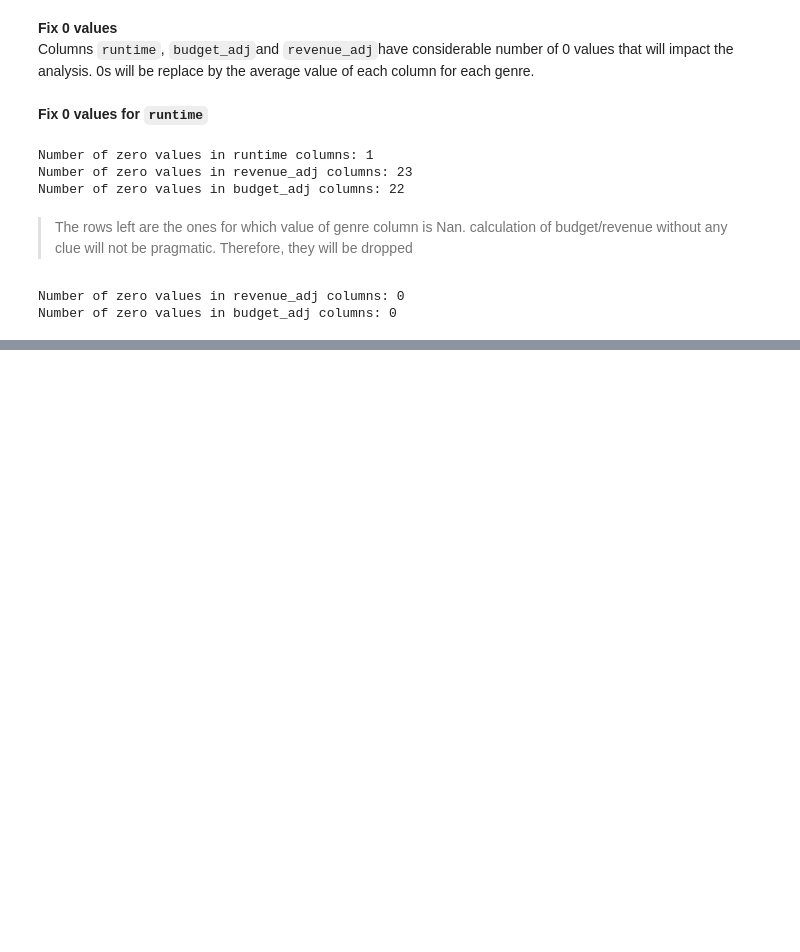
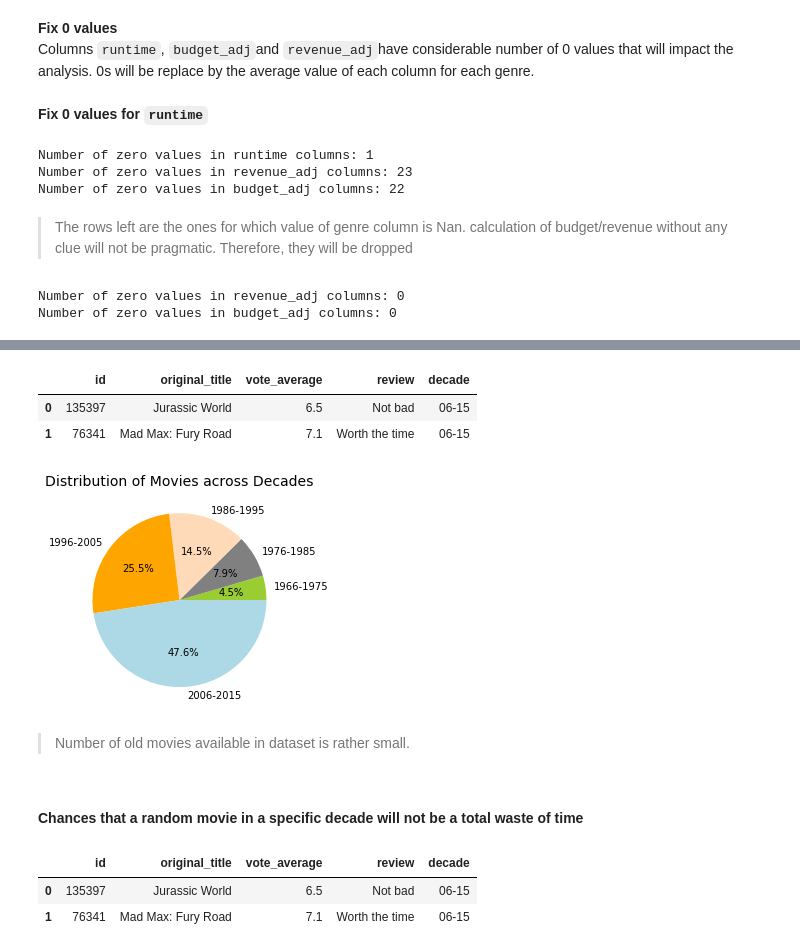
Before and after one commit to aZade-Dehghanpour/investigate_imdb_dataset, a Jupyter notebook: Codes/Notebook/Analysis of Imdb Movie Data.ipynb, the cells around one changed output, grey strips where cells are left out. Saved outputs shown, nothing was run; the diff lists cells and outputs as text; code cells hidden in the pictures; blank space fills up the shorter version.

```diff
--- a/Codes/Notebook/Analysis of Imdb Movie Data.ipynb
+++ b/Codes/Notebook/Analysis of Imdb Movie Data.ipynb
@@ -493,0 +535,30 @@ df_movies.to_csv('../../Datasets/movies_dataset.csv',index = False)
+# %%
+#label years according to decates 66-76,76-86,86-96...
+df_release_year = df_movies[['id','release_year']].copy()
+decade_labels = ['66-75','76-85','86-95','96-05','06-15']
+years_bin = [1965,1976,1986,1996,2006,2016]
+df_release_year['decade'] = pd.cut(df_release_year['release_year'], bins = years_bin, labels = decade_labels)
+df_decades = df_release_year.drop('release_year', axis = 1, inplace = True)
+df_review_per_decade = pd.merge(df_review, df_release_year, how = 'inner', left_on = 'id', right_on = 'id')
+df_review_per_decade.head(2)
+# %% [output]
+|  | id | original_title | vote_average | review | decade |
+| 0 | 135397 | Jurassic World | 6.5 | Not bad | 06-15 |
+| 1 | 76341 | Mad Max: Fury Road | 7.1 | Worth the time | 06-15 |
+# %%
+decades_share_in_dataset = df_release_year.groupby('decade').id.count()
+label_list = ['1966-1975','1976-1985','1986-1995','1996-2005','2006-2015']
+plt.pie(decades_share_in_dataset,colors = ['yellowgreen','gray','peachpuff','orange','lightblue'],labels = label_list, autopct ='%1.1f%%');
+plt.title('Distribution of Movies across Decades',size = 14);
+# %% [output]
+[figure, added]
+# %% [markdown]
+>Number of old movies available in dataset is rather small.
+# %% [markdown]
+#### Chances that a random movie in a specific decade will not be a total waste of time
+# %%
+df_review_per_decade.head(2)
+# %% [output]
+|  | id | original_title | vote_average | review | decade |
+| 0 | 135397 | Jurassic World | 6.5 | Not bad | 06-15 |
+| 1 | 76341 | Mad Max: Fury Road | 7.1 | Worth the time | 06-15 |
```
Also changed, not shown: parts of 23 cells of this notebook.
